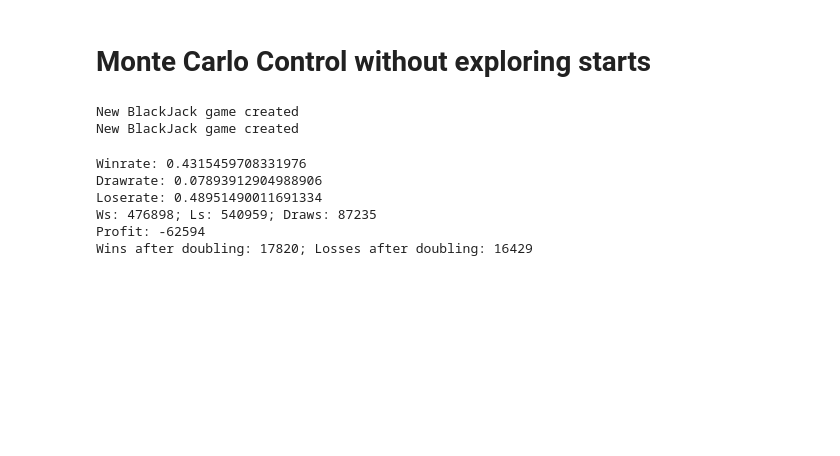
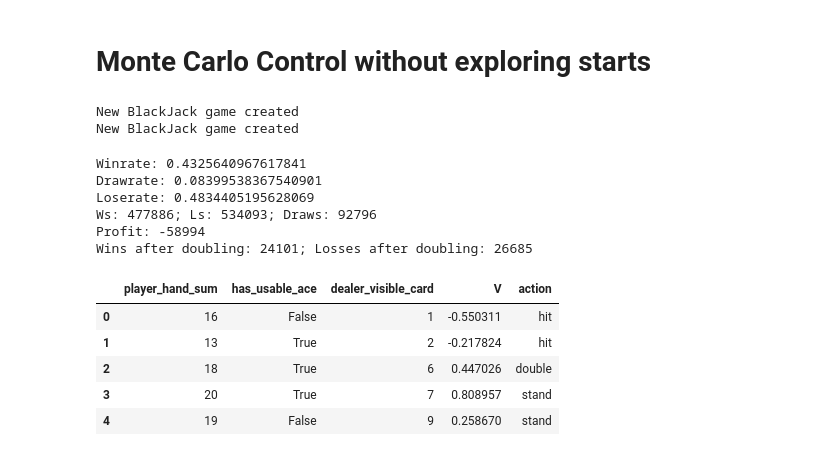
Before and after one commit to i4ata/RLPproject, a Jupyter notebook: MCC without ES.ipynb, the cells around one changed output. Saved outputs shown, nothing was run; the diff lists cells and outputs as text; code cells hidden in the pictures; blank space fills up the shorter version.

```diff
--- a/MCC without ES.ipynb
+++ b/MCC without ES.ipynb
@@ -5,9 +7,11 @@ from blackjack import BlackJack
 import numpy as np
 import random
 import matplotlib.pyplot as plt
+from matplotlib.lines import Line2D
 import pandas as pd
 
-pd.set_option('display.max_rows', 180)
+random.seed(1234)
+np.random.seed(1234)
 # %%
 # pi is defined to be a e-greedy policy.
 # probability of exploiting: 1 - e; probability of exploring: e
@@ -15,24 +19,28 @@ def choose_action(pi, state, epsilon, actions):
     if random.random() < epsilon:
         return random.choice(actions)
     return pi[state]
+# %%
+# This is pretty much identical to MCC with ES. The difference is how we choose the actions.
+game = BlackJack()
+game_test = BlackJack()
+
+epochs = 500_000
+test_epochs = 100_000
+#alpha = .1
+epsilon = .2
+
+actions = ["hit", "stand", "double"]
+
+Q = {state : {a : 0 for a in actions} for state in game.states}
+pi = {state : random.choice(actions) for state in game.states}
+N = {state : 0 for state in game.states}
+rewards = [0] * (epochs + 1)
+stats = []
+# %% [output]
+New BlackJack game created
+New BlackJack game created
 # %%
 # This is pretty much identical to MCC with ES. The difference is how we choose the actions.
-game = BlackJack()
-game_test = BlackJack()
-
-epochs = 500_000
-test_epochs = 100_000
-alpha = .1
-epsilon = .2
-
-actions = ["hit", "stand", "double"]
-
-Q = {state : {a : 0 for a in actions} for state in game.states}
-pi = {state : random.choice(actions) for state in game.states}
-N = {state : 0 for state in game.states}
-rewards = [0] * epochs
-stats = []
-
 for i in range(epochs+1):
 
     if i % (epochs / 100) == 0:
@@ -84,7 +92,4 @@ for i in range(epochs+1):
 
         # update the policy
         pi[s] = max(Q[s], key = Q[s].get)
-# %% [output]
-New BlackJack game created
-New BlackJack game created
 # %%
@@ -92,9 +97,9 @@ np.save("data/MCCwoES", stats)
 # %%
-rewards = game.test_policy(pi, 1_000_000)
+rewards = game.test_policy(pi, 1_000_000, verbose = 1)
 # %% [output]
-Winrate: 0.4315459708331976
-Drawrate: 0.07893912904988906
-Loserate: 0.48951490011691334
-Ws: 476898; Ls: 540959; Draws: 87235
-Profit: -62594
-Wins after doubling: 17820; Losses after doubling: 16429
+Winrate: 0.4325640967617841
+Drawrate: 0.08399538367540901
+Loserate: 0.4834405195628069
+Ws: 477886; Ls: 534093; Draws: 92796
+Profit: -58994
+Wins after doubling: 24101; Losses after doubling: 26685
@@ -101,3 +109,12 @@ Wins after doubling: 17820; Losses after doubling: 16429
 # %%
-rewards_freq = np.unique(rewards, return_counts = True)[1]
-np.save("MCCwoES", rewards_freq)
+df = pd.DataFrame(list(pi.keys()), columns = ["player_hand_sum", "has_usable_ace", "dealer_visible_card"])
+df["V"] = [Q[state][pi[state]] for state in pi]
+df["action"] = pi.values()
+df.head()
+# %% [output]
+|  | player_hand_sum | has_usable_ace | dealer_visible_card | V | action |
+| 0 | 16 | False | 1 | -0.550311 | hit |
+| 1 | 13 | True | 2 | -0.217824 | hit |
+| 2 | 18 | True | 6 | 0.447026 | double |
+| 3 | 20 | True | 7 | 0.808957 | stand |
+| 4 | 19 | False | 9 | 0.258670 | stand |
```
Also changed, not shown: parts of 8 cells of this notebook, 8 other files.
